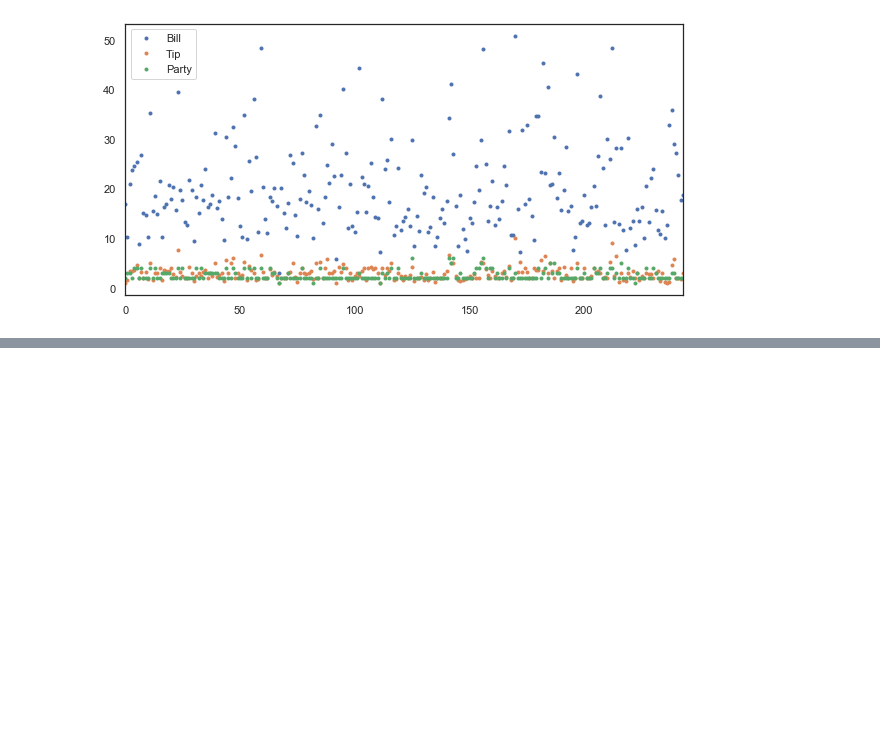
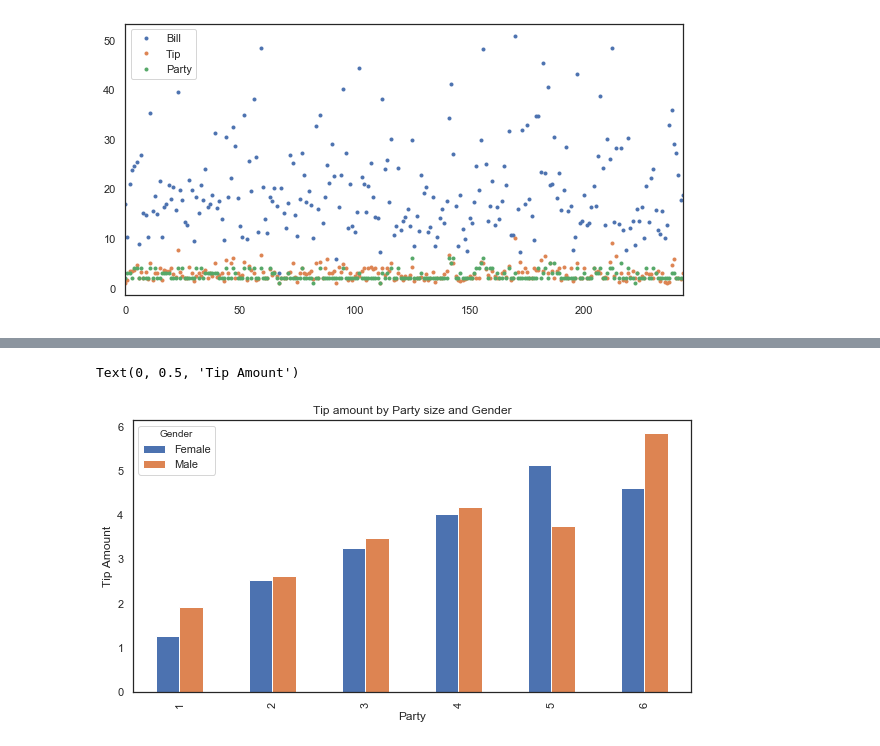
Before and after one commit to pocathain08/Fund_of_Data_Analysis, a Jupyter notebook: Fund_of_Data_Analysis_Assessment.ipynb, the cells around one changed output, grey strips where cells are left out. Cells and saved outputs as stored; diff of their text form; code cells hidden in the pictures; blank space fills up the shorter version.

```diff
--- a/Fund_of_Data_Analysis_Assessment.ipynb
+++ b/Fund_of_Data_Analysis_Assessment.ipynb
@@ -80,0 +85,7 @@ plt.show()
+# %%
+df.groupby(['Gender', 'Party'])['Tip'].mean().unstack(level=0).plot(kind='bar', figsize=(10,5))
+plt.title('Tip amount by Party size and Gender')
+plt.ylabel('Tip Amount')
+# %% [output]
+Text(0, 0.5, 'Tip Amount')
+[figure, added]
```
Also changed, not shown: parts of 7 cells of this notebook, 1 other file.
